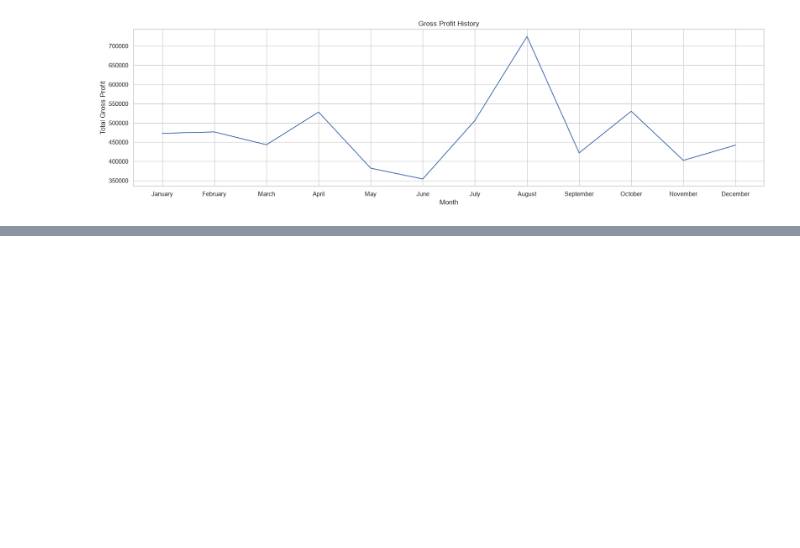
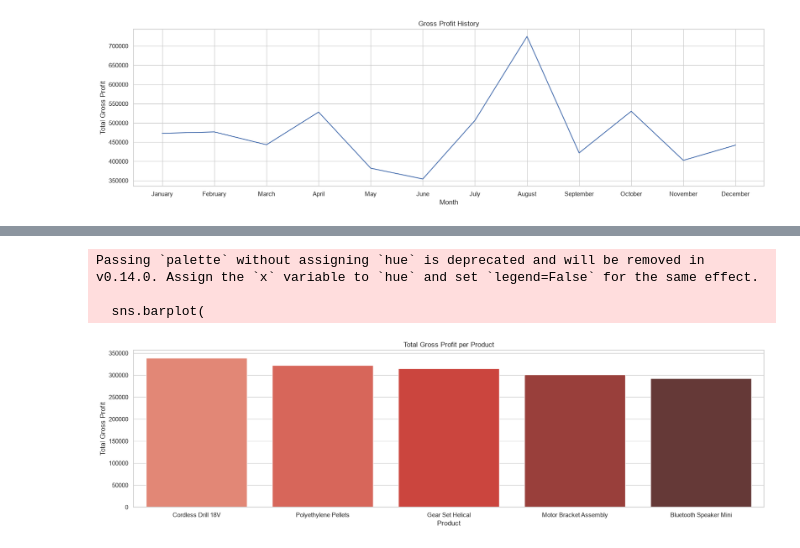
Before and after one commit to barafa-public/supply-chain-gross-profit-analysis, a Jupyter notebook: analysis_processes/data_visualization.ipynb, the cells around one changed output, grey strips where cells are left out. Drawn from its saved outputs; the diff is of its cells as text; code cells hidden in the pictures; blank space fills up the shorter version.

Commit message:
feat: add top 5 product revenue analysis

```diff
--- a/analysis_processes/data_visualization.ipynb
+++ b/analysis_processes/data_visualization.ipynb
@@ -101,3 +101,14 @@ plt.ylabel("Total Gross Profit")
 plt.show()
 # %% [output]
 [figure]
+# %%
+# 3. Revenue based on every product
+# Analyzing top 5 product with highest revenue
+
+# Get product and total revenue
+
+product_revenue = df_sales_orders.groupby("Product_Name").agg(
+    Total_Gross_Profit = ("Gross_Profit", "sum")
+).sort_values(by="Total_Gross_Profit", ascending=False).head()
+
+product_revenue
@@ -103,0 +123,22 @@ plt.show()
+# %%
+# Visualization
+plt.figure(figsize=(20, 5))
+sns.set_theme(style="whitegrid")
+
+sns.barplot(
+    data = product_revenue,
+    x = "Product_Name",
+    y = "Total_Gross_Profit",
+    palette = "Reds_d"
+)
+
+plt.title("Total Gross Profit per Product")
+plt.xlabel("Product")
+plt.ylabel("Total Gross Profit")
+
+plt.show()
+# %% [output]
+Passing `palette` without assigning `hue` is deprecated and will be removed in v0.14.0. Assign the `x` variable to `hue` and set `legend=False` for the same effect.
+
+  sns.barplot(
+[figure, added]
```
Also changed, not shown: parts of 2 cells of this notebook.
